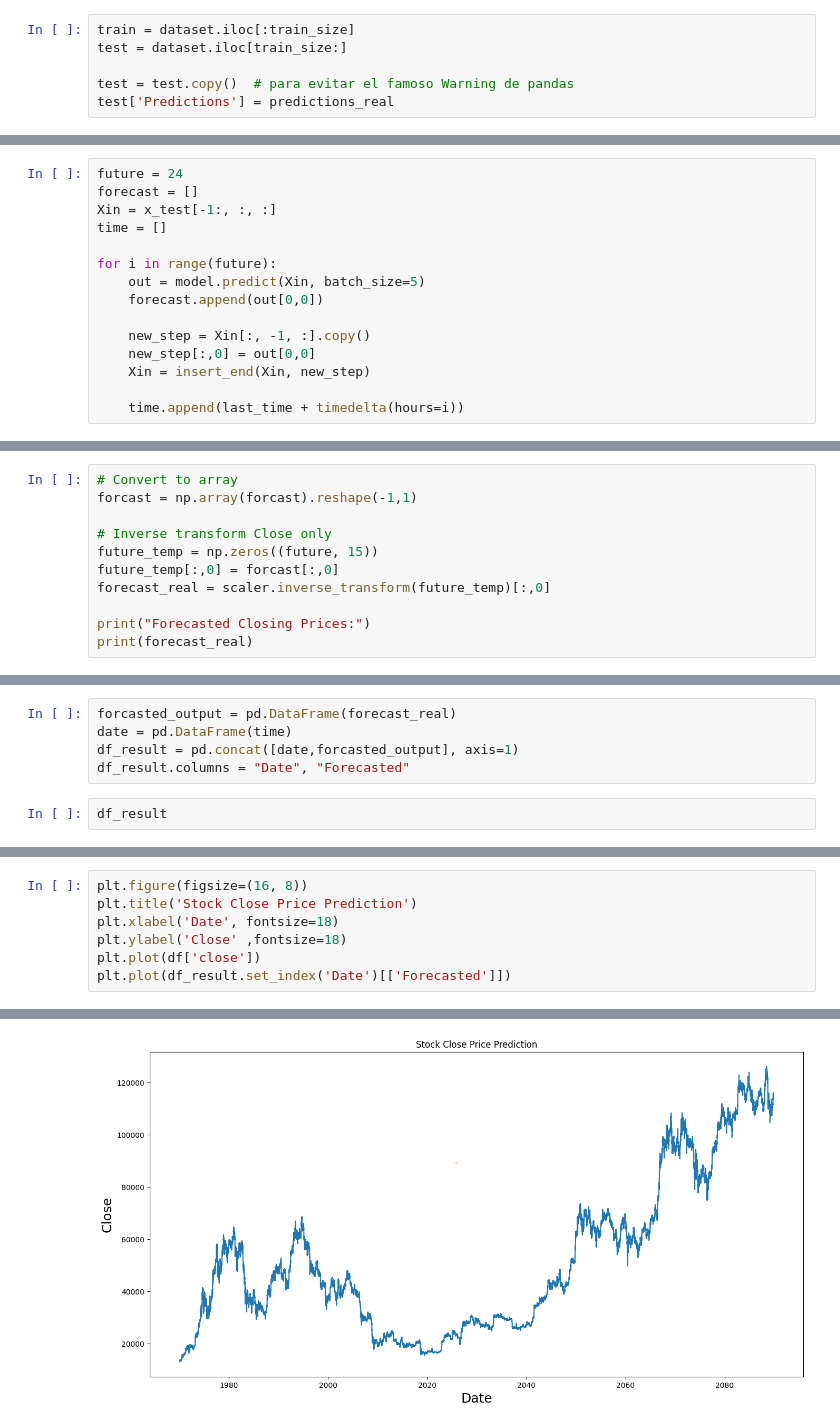
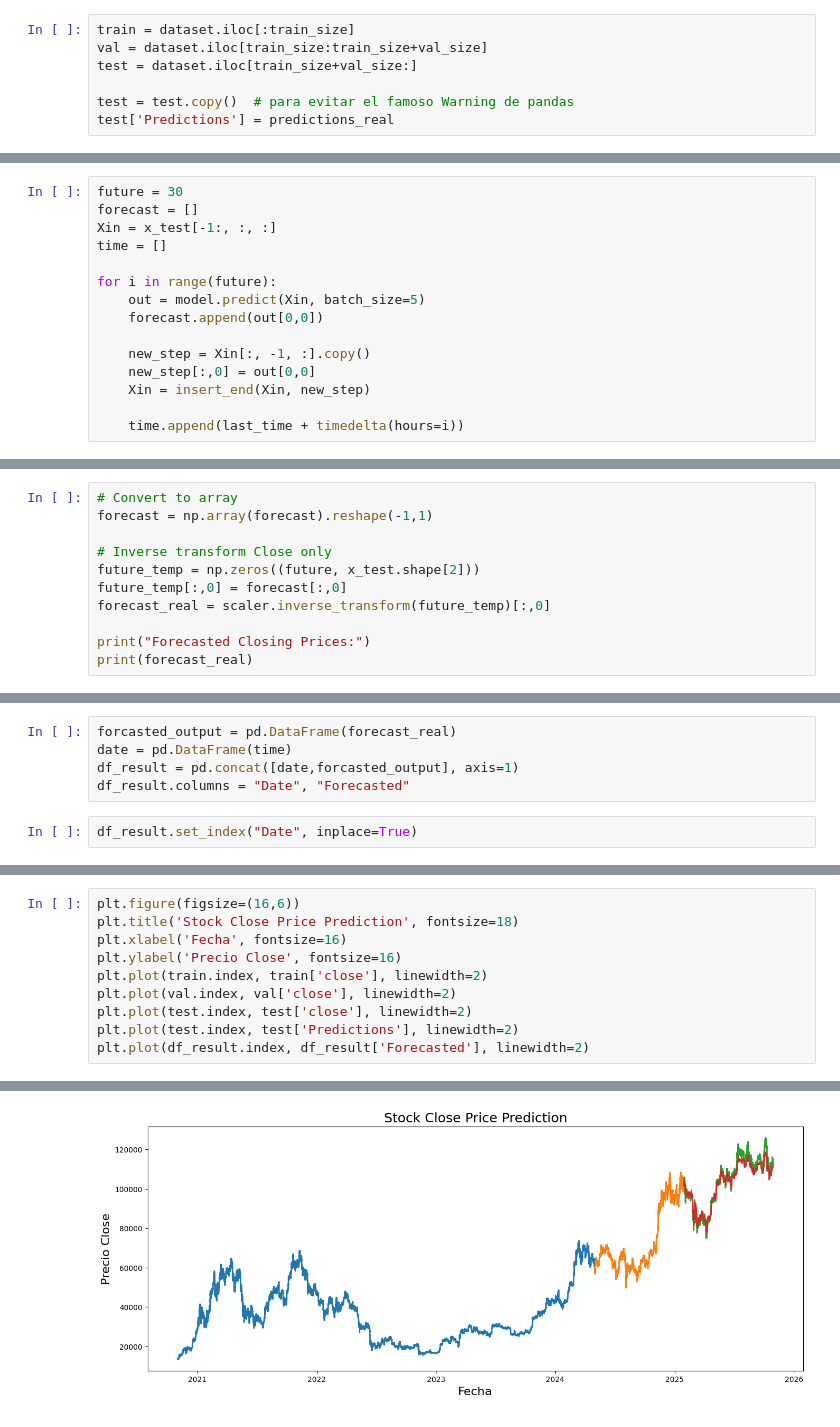
Before and after one commit to slamina-pf/data_analysis_trading_bot, a Jupyter notebook: workbooks/06_model_lstm_training_1h.ipynb, the cells around one changed output, grey strips where cells are left out. Cells and saved outputs as stored; diff of their text form.

```diff
--- a/workbooks/06_model_lstm_training_1h.ipynb
+++ b/workbooks/06_model_lstm_training_1h.ipynb
@@ -766,6 +773,7 @@ Test RMSE: 4254.86
 # %%
 train = dataset.iloc[:train_size]
-test = dataset.iloc[train_size:]
+val = dataset.iloc[train_size:train_size+val_size]
+test = dataset.iloc[train_size+val_size:]
 
 test = test.copy()  # para evitar el famoso Warning de pandas
 test['Predictions'] = predictions_real
@@ -798,7 +808,7 @@ def insert_end(Xin, new_input):
 df["timestamp"] = pd.to_datetime(df["timestamp"])  # ensure correct type
 last_time = df["timestamp"].iloc[-1]
 # %%
-future = 24
+future = 30
 forecast = []
 Xin = x_test[-1:, :, :]
 time = []
@@ -854,11 +864,11 @@ time
 # Create Dataframe
 # %%
 # Convert to array
-forcast = np.array(forcast).reshape(-1,1)
+forecast = np.array(forecast).reshape(-1,1)
 
 # Inverse transform Close only
-future_temp = np.zeros((future, 15))
-future_temp[:,0] = forcast[:,0]
+future_temp = np.zeros((future, x_test.shape[2]))
+future_temp[:,0] = forecast[:,0]
 forecast_real = scaler.inverse_transform(future_temp)[:,0]
 
 print("Forecasted Closing Prices:")
@@ -877,4 +889,4 @@ date = pd.DataFrame(time)
 df_result = pd.concat([date,forcasted_output], axis=1)
 df_result.columns = "Date", "Forecasted"
 # %%
-df_result
+df_result.set_index("Date", inplace=True)
@@ -899,10 +893,13 @@ df_result
 # %%
-plt.figure(figsize=(16, 8))
-plt.title('Stock Close Price Prediction')
-plt.xlabel('Date', fontsize=18)
-plt.ylabel('Close' ,fontsize=18)
-plt.plot(df['close'])
-plt.plot(df_result.set_index('Date')[['Forecasted']])
+plt.figure(figsize=(16,6))
+plt.title('Stock Close Price Prediction', fontsize=18)
+plt.xlabel('Fecha', fontsize=16)
+plt.ylabel('Precio Close', fontsize=16)
+plt.plot(train.index, train['close'], linewidth=2)
+plt.plot(val.index, val['close'], linewidth=2)
+plt.plot(test.index, test['close'], linewidth=2)
+plt.plot(test.index, test['Predictions'], linewidth=2)
+plt.plot(df_result.index, df_result['Forecasted'], linewidth=2)
 # %% [output]
 [<matplotlib.lines.Line2D at 0x...>]
-[figure, old version]
+[figure, new version]
```
Also changed, not shown: parts of 39 cells of this notebook, 1 other file.
